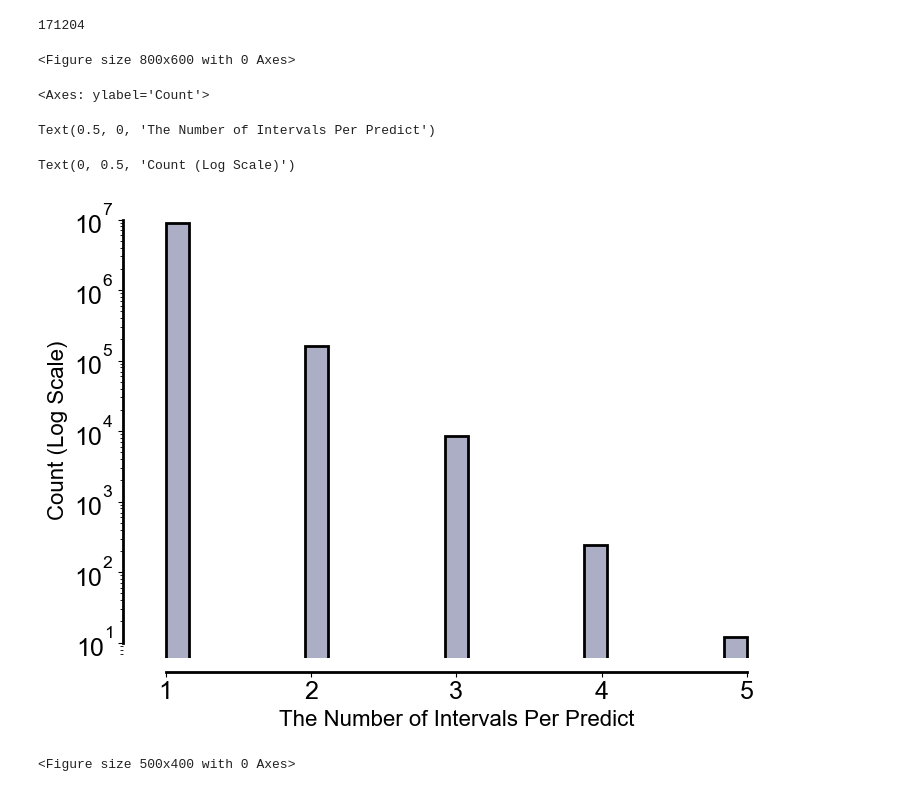
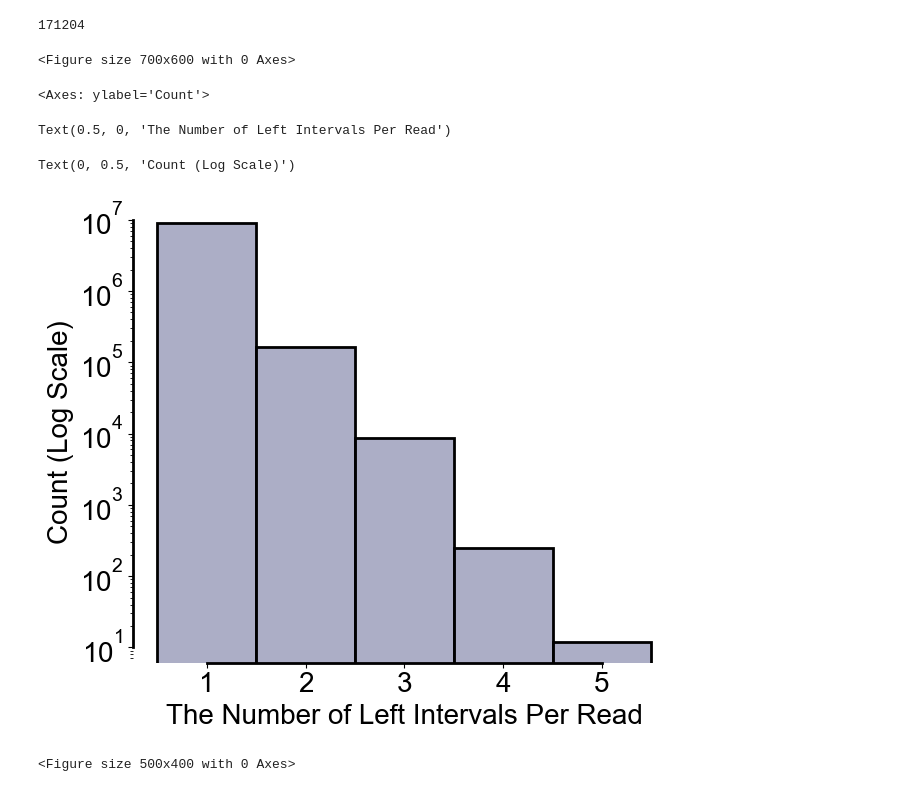
Before and after one commit to cauliyang/deepchopper-paper, a Jupyter notebook: figures/figures.ipynb, the cells around one changed output. Saved outputs shown, nothing was run; the diff lists cells and outputs as text; code cells hidden in the pictures.

```diff
--- a/figures/figures.ipynb
+++ b/figures/figures.ipynb
@@ -890,23 +890,23 @@ len(left_seq_counts_larger_than_1)
 # %% [output]
 171204
 # %%
-plt.figure(figsize=(8,6))
+plt.figure(figsize=(7, 6))
 
-sns.histplot(list(left_seq_counts.values()), kde=False, color=e2, edgecolor="k", linewidth=2)
+sns.histplot(list(left_seq_counts.values()), kde=False, color=e2, edgecolor="k", linewidth=2, discrete=True)
 plt.yscale('log')
 
-plt.xlabel("The Number of Intervals Per Predict")
+plt.xlabel("The Number of Left Intervals Per Read")
 plt.ylabel("Count (Log Scale)")
 
-sns.despine(offset=10, trim=True)
+sns.despine(offset=0, trim=True)
 plt.tight_layout()
 plt.savefig("count_of_vcap_002_left_seq_per_read_all.pdf", dpi=300)
 # %% [output]
-<Figure size 800x600 with 0 Axes>
+<Figure size 700x600 with 0 Axes>
 <Axes: ylabel='Count'>
-Text(0.5, 0, 'The Number of Intervals Per Predict')
+Text(0.5, 0, 'The Number of Left Intervals Per Read')
 Text(0, 0.5, 'Count (Log Scale)')
-[figure, old version]
+[figure, new version]
 # %%
 plt.figure(figsize=(5,4))
 
```
Also changed, not shown: parts of 1 cell of this notebook, 4 other files.
